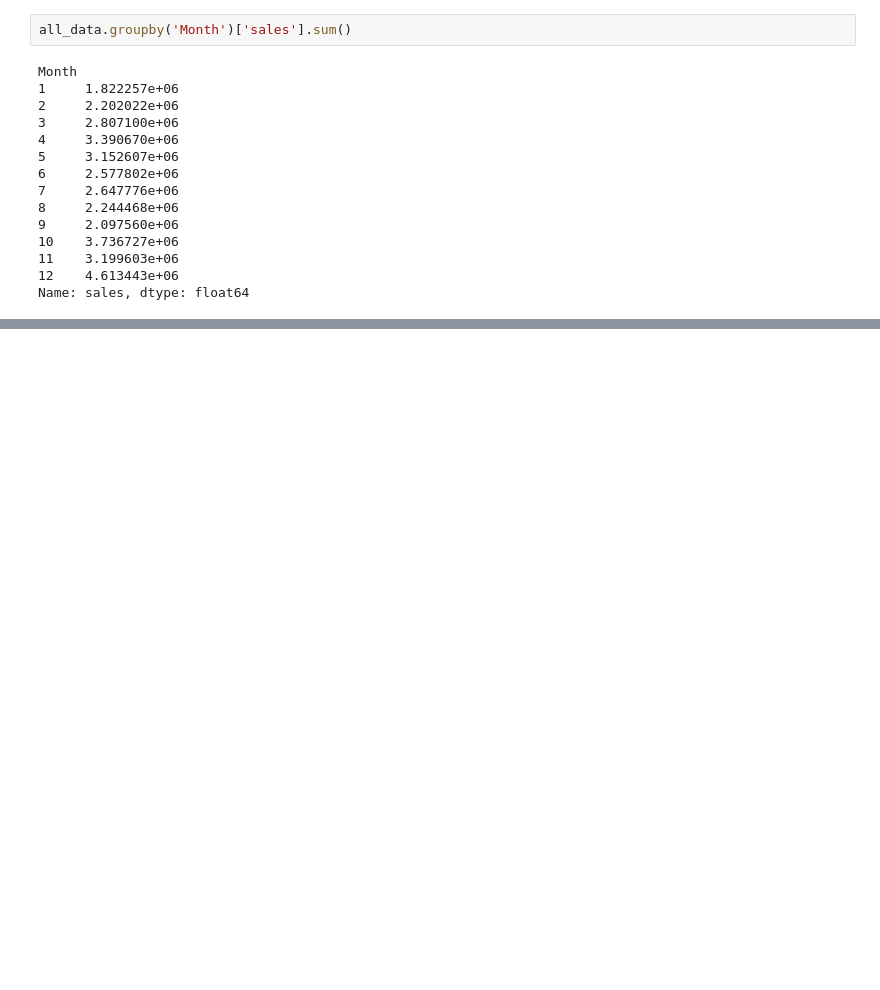
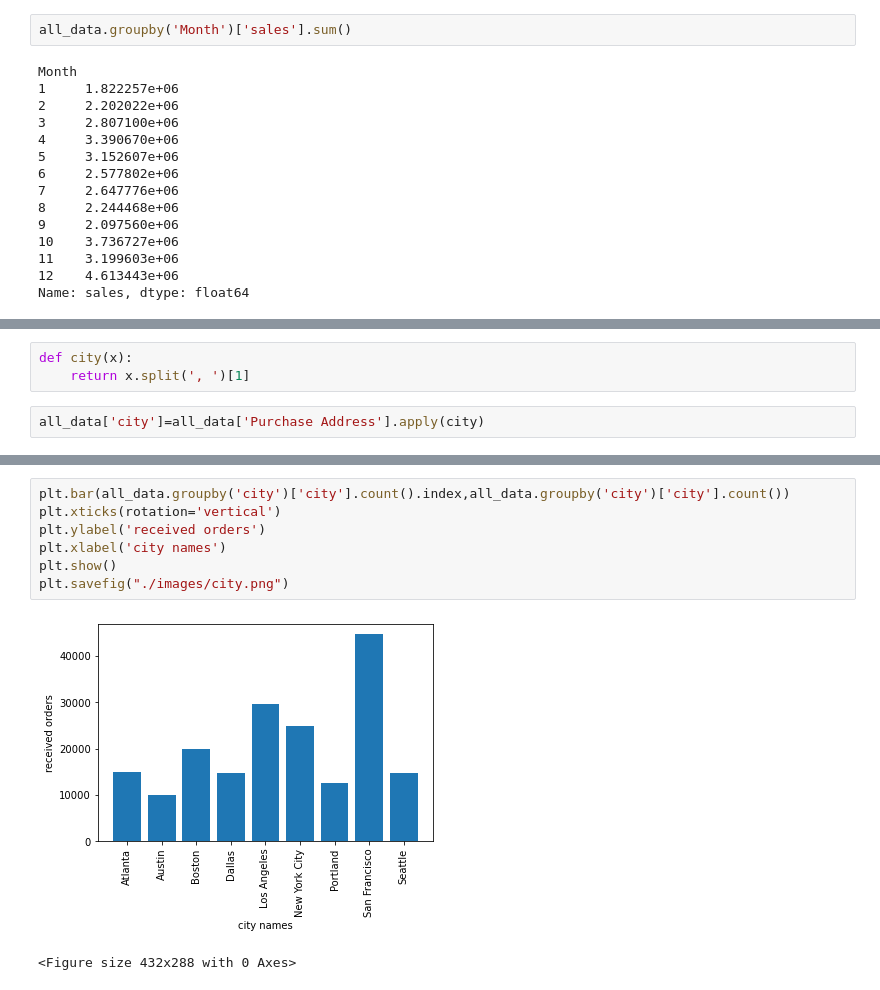
Before and after one commit to Data-Analysis-Projects-Udemy/Project-4-Sales-Data-Analysis, a Jupyter notebook: Sales_Analysis_Production.ipynb, the cells around one changed output, grey strips where cells are left out. Saved outputs shown, nothing was run; the diff lists cells and outputs as text; blank space fills up the shorter version.

```diff
--- a/Sales_Analysis_Production.ipynb
+++ b/Sales_Analysis_Production.ipynb
@@ -223,0 +227,5 @@ plt.savefig("./images/month.png")
+# %%
+def city(x):
+    return x.split(', ')[1]
+# %%
+all_data['city']=all_data['Purchase Address'].apply(city)
@@ -223,0 +252,10 @@ plt.savefig("./images/month.png")
+# %%
+plt.bar(all_data.groupby('city')['city'].count().index,all_data.groupby('city')['city'].count())
+plt.xticks(rotation='vertical')
+plt.ylabel('received orders')
+plt.xlabel('city names')
+plt.show()
+plt.savefig("./images/city.png")
+# %% [output]
+[figure, added]
+<Figure size 432x288 with 0 Axes>
```
Also changed, not shown: parts of 18 cells of this notebook, 12 other files.
